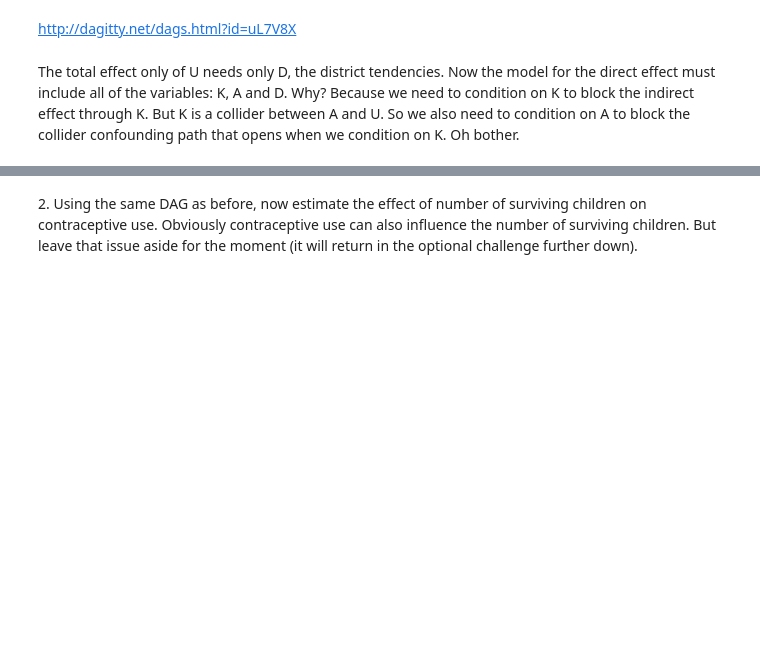
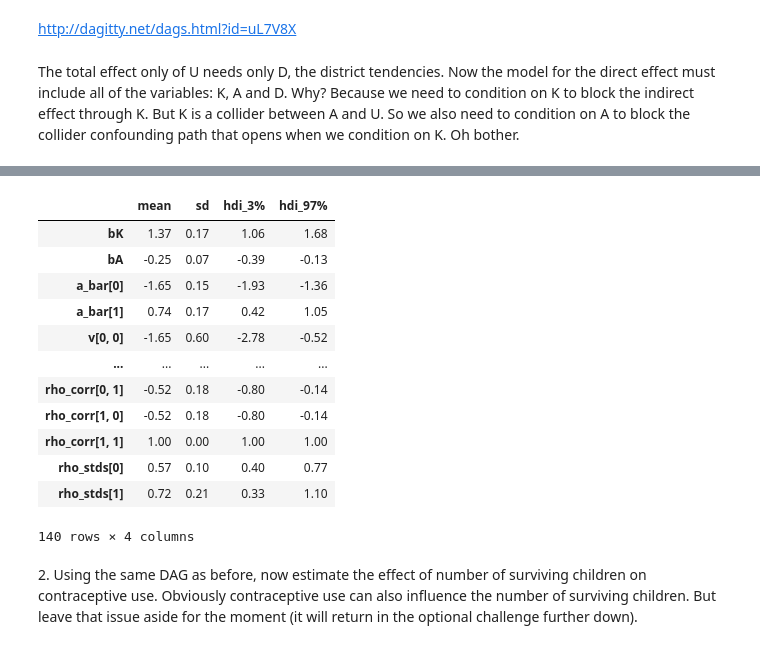
Before and after one commit to roland-hochmuth/stat_rethinking_2023, a Jupyter notebook: solutions/pymc/hw-7.ipynb, the cells around one changed output, grey strips where cells are left out. Drawn from its saved outputs; the diff is of its cells as text; code cells hidden in the pictures; blank space fills up the shorter version.

```diff
--- a/solutions/pymc/hw-7.ipynb
+++ b/solutions/pymc/hw-7.ipynb
@@ -133,5 +131,19 @@ az.plot_trace(t1)
 # %%
-az.summary(t1, round_to=2, kind="stats")
+az.summary(t1_2, round_to=2, kind="stats")
+# %% [output]
+|  | mean | sd | hdi_3% | hdi_97% |
+| bK | 1.37 | 0.17 | 1.06 | 1.68 |
+| bA | -0.25 | 0.07 | -0.39 | -0.13 |
+| a_bar[0] | -1.65 | 0.15 | -1.93 | -1.36 |
+| a_bar[1] | 0.74 | 0.17 | 0.42 | 1.05 |
+| v[0, 0] | -1.65 | 0.60 | -2.78 | -0.52 |
+| ... | ... | ... | ... | ... |
+| rho_corr[0, 1] | -0.52 | 0.18 | -0.80 | -0.14 |
+| rho_corr[1, 0] | -0.52 | 0.18 | -0.80 | -0.14 |
+| rho_corr[1, 1] | 1.00 | 0.00 | 1.00 | 1.00 |
+| rho_stds[0] | 0.57 | 0.10 | 0.40 | 0.77 |
+| rho_stds[1] | 0.72 | 0.21 | 0.33 | 1.10 |
+140 rows × 4 columns
 # %% [markdown]
 2\. Using the same DAG as before, now estimate the effect of number of surviving children on contraceptive use. Obviously contraceptive use can also influence the number of surviving children. But leave that issue aside for the moment (it will return in the optional challenge further down).
 # %% [markdown]
```
Also changed, not shown: parts of 7 cells of this notebook, 3 other files.
